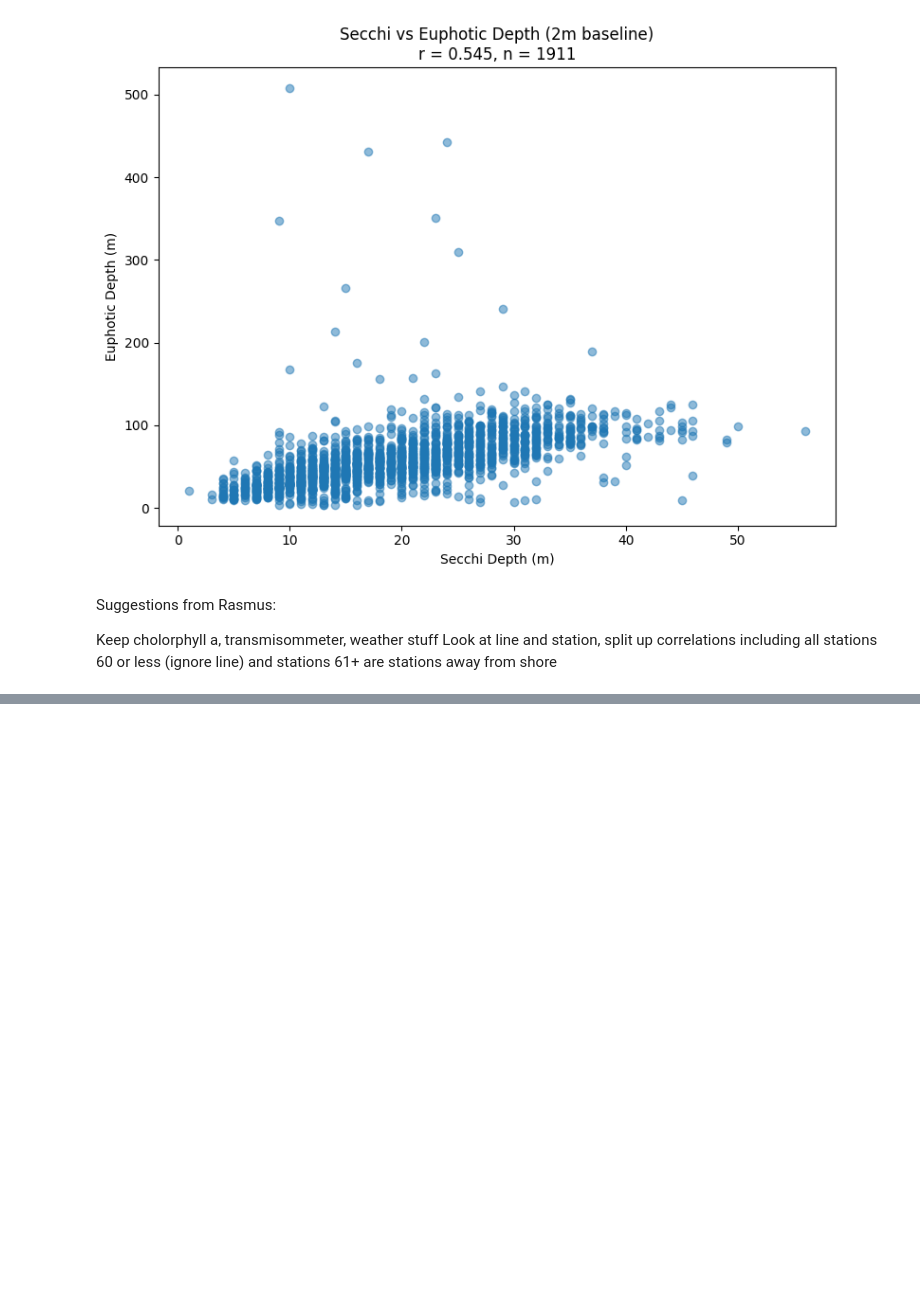
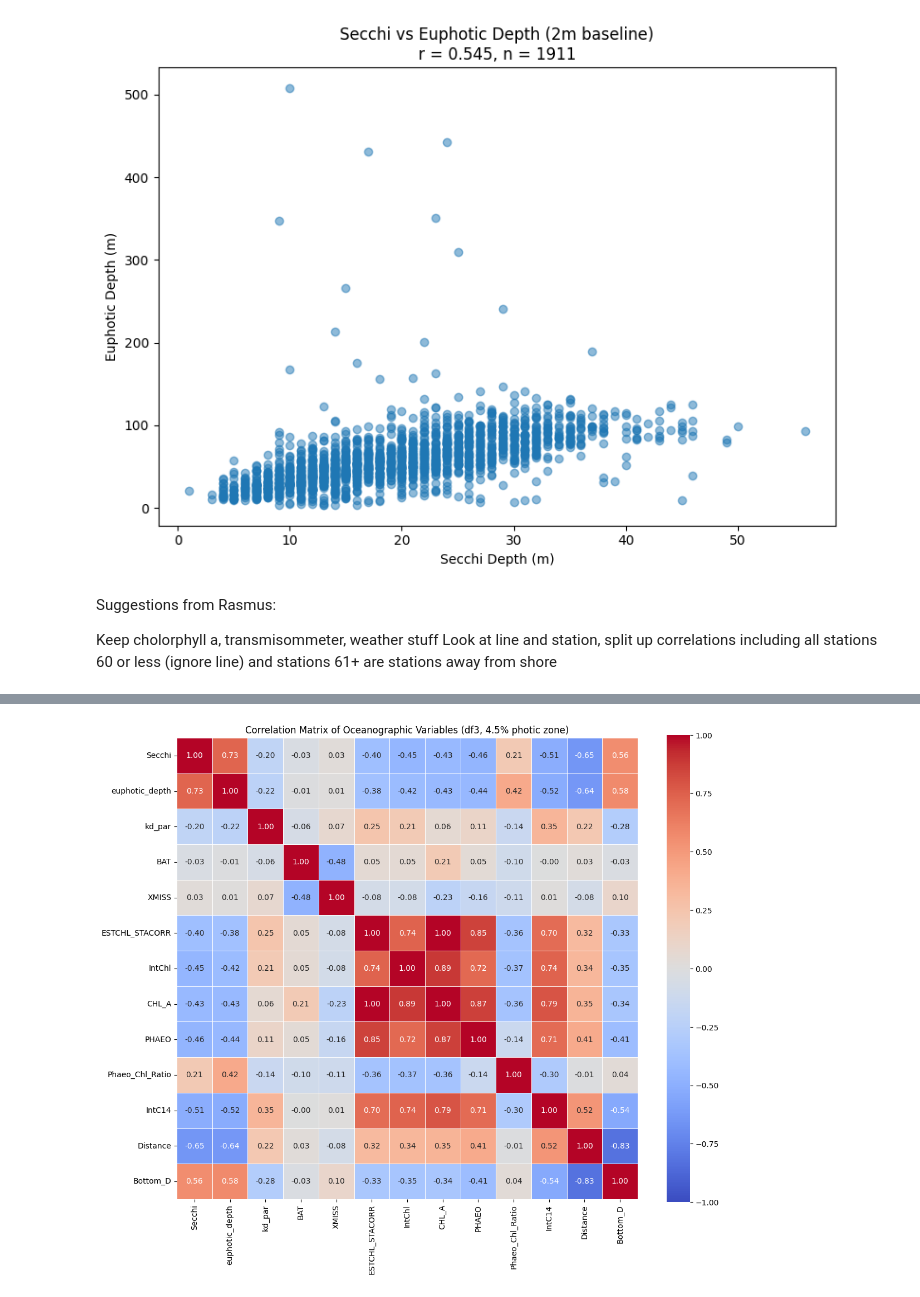
Before and after one commit to LucasC212/Scripps-Light-Attenuation-Capstone-Project, a Jupyter notebook: scripts/EDA-secchi_vs_PAR_euphotic_zone.ipynb, the cells around one changed output, grey strips where cells are left out. Saved outputs shown, nothing was run; the diff lists cells and outputs as text; code cells hidden in the pictures; blank space fills up the shorter version.

```diff
--- a/scripts/EDA-secchi_vs_PAR_euphotic_zone.ipynb
+++ b/scripts/EDA-secchi_vs_PAR_euphotic_zone.ipynb
@@ -298,0 +351,4 @@ Integrate transmisometer readings within euphotic zone calcualtiosn/correlaitnos
+# %%
+# New dataset calcualting photic zone defining it as the depth at which 4.5% of light reaches (using 2m depth as baseline)
+
+df3 = pd.read_csv("../../data/merged_dataset_organized_45photic.csv")
@@ -298,0 +386,66 @@ Integrate transmisometer readings within euphotic zone calcualtiosn/correlaitnos
+# %%
+import seaborn as sns
+
+def compute_cast_features(group):
+    """Compute cast-level features using PHOTIC_ZONE column from df3."""
+    group = group.sort_values('DEPTH')
+    result = {}
+
+    # Cast-level variables (one per cast — use first valid value)
+    for col in ['Secchi', 'IntChl', 'IntC14', 'Distance', 'Bottom_D']:
+        valid = group[col].dropna()
+        result[col] = valid.iloc[0] if len(valid) > 0 else np.nan
+
+    # Filter to photic zone rows
+    photic = group[group['PHOTIC_ZONE'] == 1]
+
+    # Euphotic depth = max depth within photic zone
+    if len(photic) > 0:
+        result['euphotic_depth'] = photic['DEPTH'].max()
+    else:
+        result['euphotic_depth'] = np.nan
+
+    # Mean of observation-level variables within photic zone
+    result['BAT'] = photic['BAT'].mean()
+    result['XMISS'] = photic['XMISS'].mean()
+    result['ESTCHL_STACORR'] = photic['ESTCHL_STACORR'].mean()
+    result['CHL_A'] = photic['CHL_A'].mean()
+    result['PHAEO'] = photic['PHAEO'].mean()
+
+    # Phaeo/Chl ratio (from means)
+    if pd.notna(result['PHAEO']) and pd.notna(result['CHL_A']) and result['CHL_A'] > 0:
+        result['Phaeo_Chl_Ratio'] = result['PHAEO'] / result['CHL_A']
+    else:
+        result['Phaeo_Chl_Ratio'] = np.nan
+
+    # kd_par (diffuse attenuation coefficient from linear fit of ln(PAR) vs depth)
+    par_valid = group.dropna(subset=['PAR'])
+    par_valid = par_valid[par_valid['PAR'] > 0]
+    if len(par_valid) >= 3:
+        ln_par = np.log(par_valid['PAR'].values)
+        depths = par_valid['DEPTH'].values
+        slope, _ = np.polyfit(depths, ln_par, 1)
+        result['kd_par'] = -slope
+    else:
+        result['kd_par'] = np.nan
+
+    return pd.Series(result)
+
+cast_features = df3.groupby('CAST_COUNT').apply(compute_cast_features, include_groups=False)
+
+# Build correlation matrix
+corr_vars = ['Secchi', 'euphotic_depth', 'kd_par',
+             'BAT', 'XMISS', 'ESTCHL_STACORR',
+             'IntChl', 'CHL_A', 'PHAEO', 'Phaeo_Chl_Ratio',
+             'IntC14', 'Distance', 'Bottom_D']
+
+corr_matrix = cast_features[corr_vars].astype(float).corr()
+
+plt.figure(figsize=(12, 10))
+sns.heatmap(corr_matrix, annot=True, fmt='.2f', cmap='coolwarm', center=0,
+            square=True, linewidths=0.5, vmin=-1, vmax=1)
+plt.title('Correlation Matrix of Oceanographic Variables (df3, 4.5% photic zone)')
+plt.tight_layout()
+plt.show()
+# %% [output]
+[figure, added]
```
Also changed, not shown: parts of 8 cells of this notebook, 4 other files.
